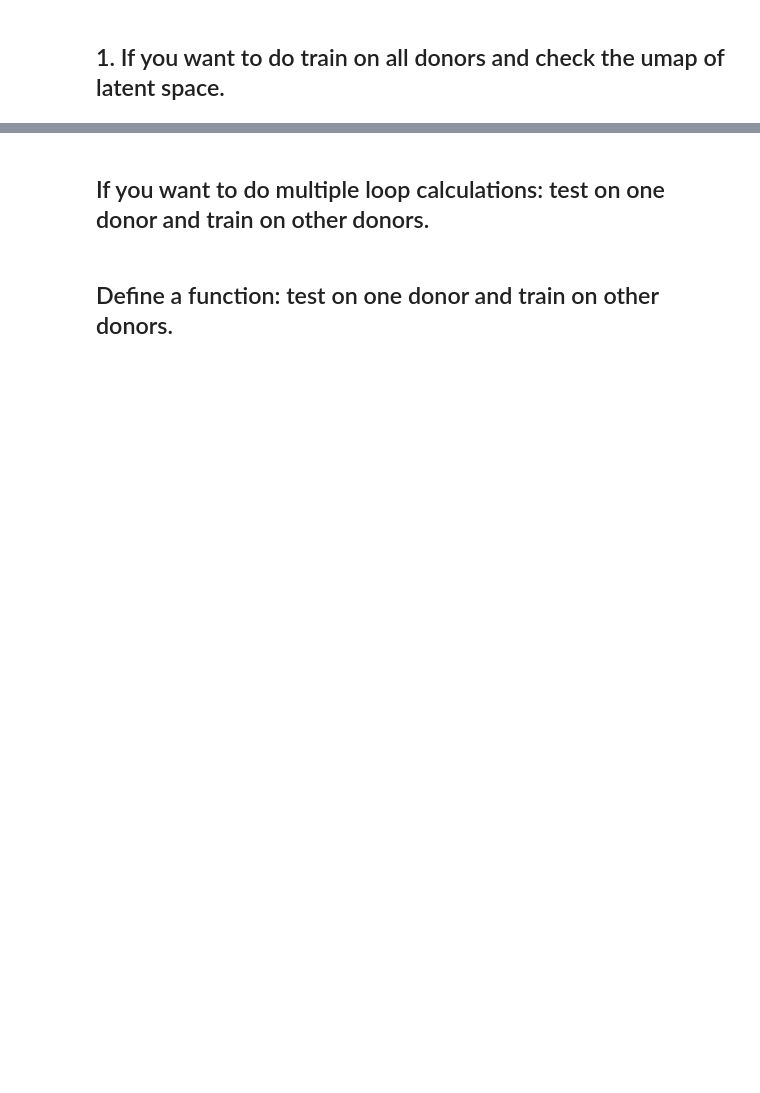
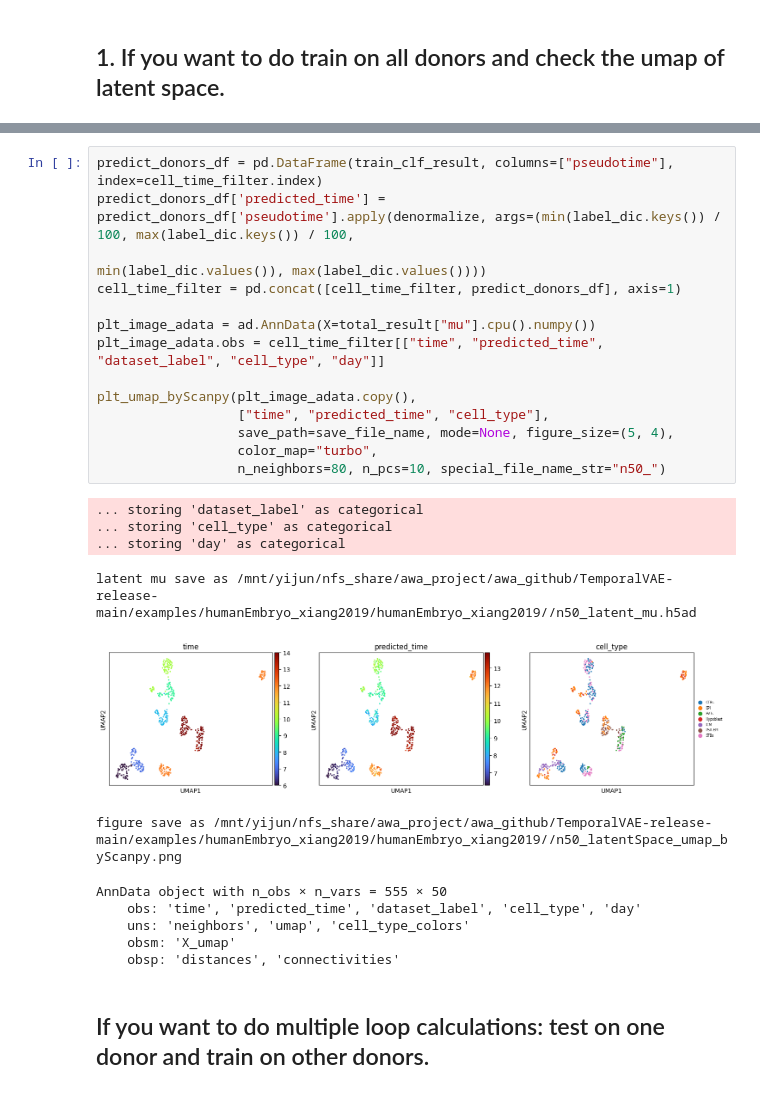
Before and after one commit to StatBiomed/TemporalVAE, a Jupyter notebook: examples/TemporalVAE_humanEmbryo_Xiang19_demo.ipynb, the cells around one changed output, grey strips where cells are left out. Cells and saved outputs as stored; diff of their text form; blank space fills up the shorter version.

```diff
--- a/examples/TemporalVAE_humanEmbryo_Xiang19_demo.ipynb
+++ b/examples/TemporalVAE_humanEmbryo_Xiang19_demo.ipynb
@@ -445,5 +466,28 @@ sc.pl.umap(adata1, color=["time_group"])
+# %%
+predict_donors_df = pd.DataFrame(train_clf_result, columns=["pseudotime"], index=cell_time_filter.index)
+predict_donors_df['predicted_time'] = predict_donors_df['pseudotime'].apply(denormalize, args=(min(label_dic.keys()) / 100, max(label_dic.keys()) / 100,
+                                                                                               min(label_dic.values()), max(label_dic.values())))
+cell_time_filter = pd.concat([cell_time_filter, predict_donors_df], axis=1)
+
+plt_image_adata = ad.AnnData(X=total_result["mu"].cpu().numpy())
+plt_image_adata.obs = cell_time_filter[["time", "predicted_time", "dataset_label", "cell_type", "day"]]
+
+plt_umap_byScanpy(plt_image_adata.copy(),
+                  ["time", "predicted_time", "cell_type"],
+                  save_path=save_file_name, mode=None, figure_size=(5, 4),
+                  color_map="turbo",
+                  n_neighbors=80, n_pcs=10, special_file_name_str="n50_")
+# %% [output]
+... storing 'dataset_label' as categorical
+... storing 'cell_type' as categorical
+... storing 'day' as categorical
+latent mu save as /mnt/yijun/nfs_share/awa_project/awa_github/TemporalVAE-release-main/examples/humanEmbryo_xiang2019/humanEmbryo_xiang2019//n50_latent_mu.h5ad
+[figure, added]
+figure save as /mnt/yijun/nfs_share/awa_project/awa_github/TemporalVAE-release-main/examples/humanEmbryo_xiang2019/humanEmbryo_xiang2019//n50_latentSpace_umap_byScanpy.png
+AnnData object with n_obs × n_vars = 555 × 50
+    obs: 'time', 'predicted_time', 'dataset_label', 'cell_type', 'day'
+    uns: 'neighbors', 'umap', 'cell_type_colors'
+    obsm: 'X_umap'
+    obsp: 'distances', 'connectivities'
 # %% [markdown]
 ## If you want to do multiple loop calculations: test on one donor and train on other donors.
-# %% [markdown]
-
-## Define a function: test on one donor and train on other donors.
```
Also changed, not shown: parts of 74 cells of this notebook, 4 other files.
